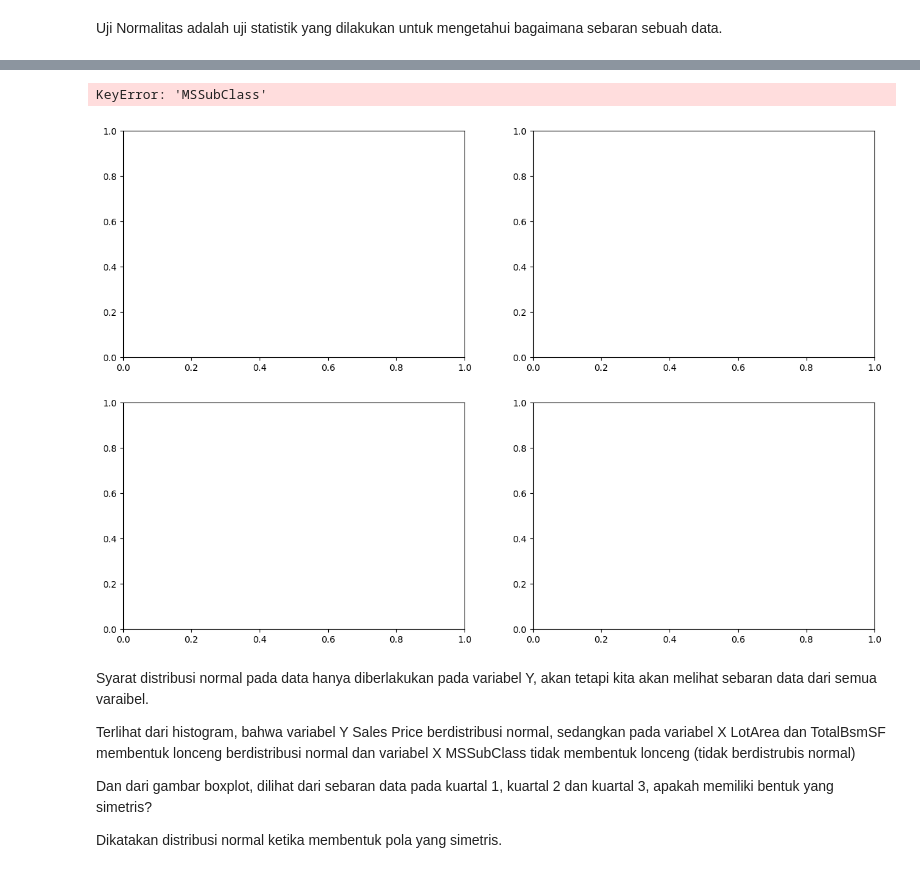
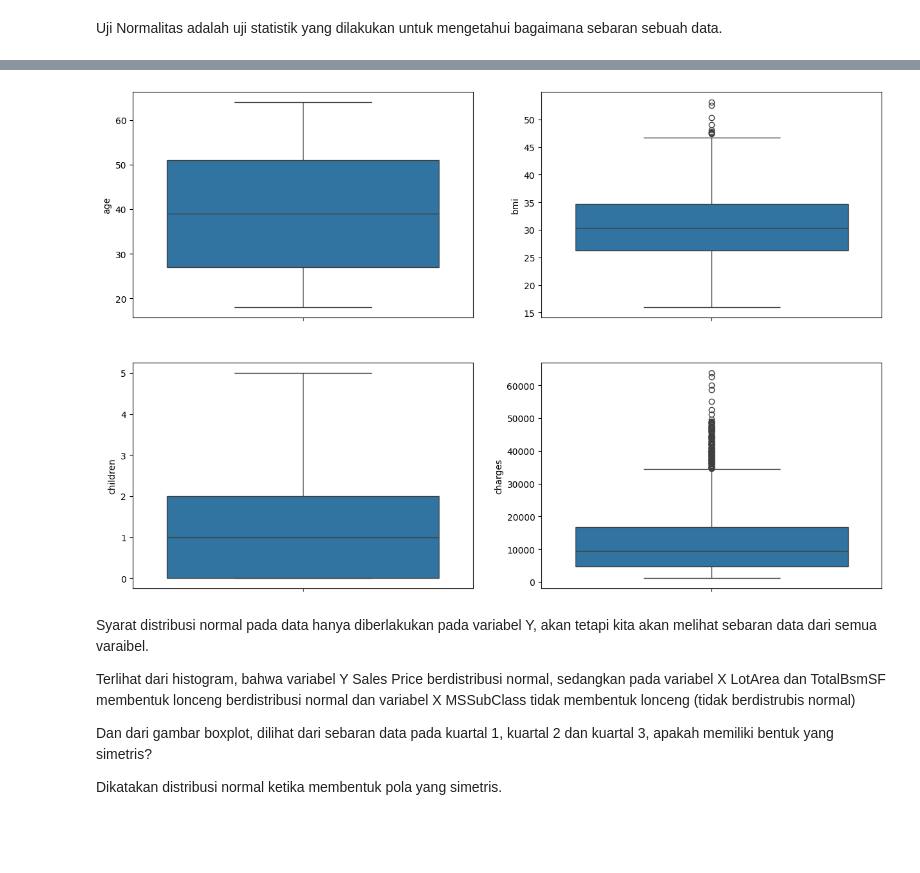
Before and after one commit to izamrosiawan/ss-code-semester-3, a Jupyter notebook: infrastruktur-dan-platform-untuk-sains-data/minggu-7/kel-7/M6_Regression_Analysis.ipynb, the cells around one changed output, grey strips where cells are left out. Drawn from its saved outputs; the diff is of its cells as text; code cells hidden in the pictures; blank space fills up the shorter version.

```diff
--- a/infrastruktur-dan-platform-untuk-sains-data/minggu-7/kel-7/M6_Regression_Analysis.ipynb
+++ b/infrastruktur-dan-platform-untuk-sains-data/minggu-7/kel-7/M6_Regression_Analysis.ipynb
@@ -32,7 +32,10 @@ import statsmodels.api as sm
 # Membuat path untuk mengidentifikasi letak directory
 # Catatan : pastikan path yang anda masukkan sesuai dengan directory data anda.
 # Kemungkinan besar path di contoh ini berbeda dengan penyimpanan data anda
-path = "/content/insurance.csv"
+# Update the path to the correct location of your insurance.csv file
+path = "insurance.csv"  # Example: if the file is in the same folder as your notebook
+
+data = pd.read_csv(path)
 # %%
 # Load data with relevant columns for regression
 house_prices = pd.read_csv(path, usecols=["age", "bmi", "children", "charges"])
@@ -127,13 +140,11 @@ Uji Normalitas adalah uji statistik yang dilakukan untuk mengetahui bagaimana se
 # %%
-# Cek normalitas data dengan histogram
-warnings.filterwarnings('ignore')
+# Cek normalitas data dengan boxplot
 fig, axes = plt.subplots(2, 2, figsize=(15, 10))
 
-sns.distplot(house_prices["MSSubClass"], ax=axes[0, 0])
-sns.distplot(house_prices["LotArea"], ax=axes[0, 1])
-sns.distplot(house_prices["TotalBsmtSF"], ax=axes[1, 0])
-sns.distplot(house_prices["SalePrice"], ax=axes[1, 1])
+sns.boxplot(house_prices["age"], ax=axes[0, 0])
+sns.boxplot(house_prices["bmi"], ax=axes[0, 1])
+sns.boxplot(house_prices["children"], ax=axes[1, 0])
+sns.boxplot(house_prices["charges"], ax=axes[1, 1])
 plt.show()
 # %% [output]
-KeyError: 'MSSubClass'
-[figure, old version]
+[figure, new version]
```
Also changed, not shown: parts of 10 cells of this notebook.
